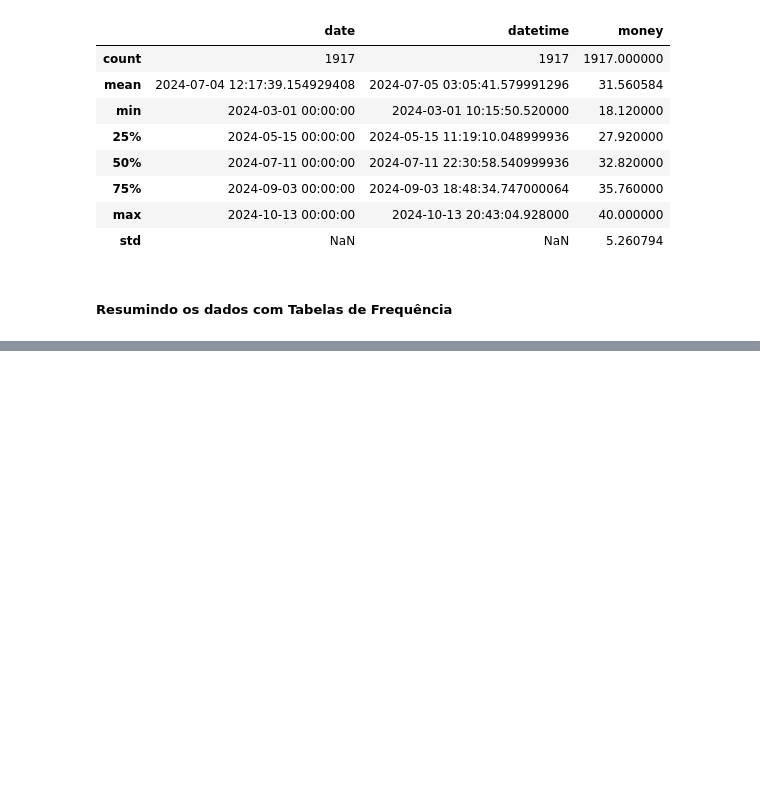
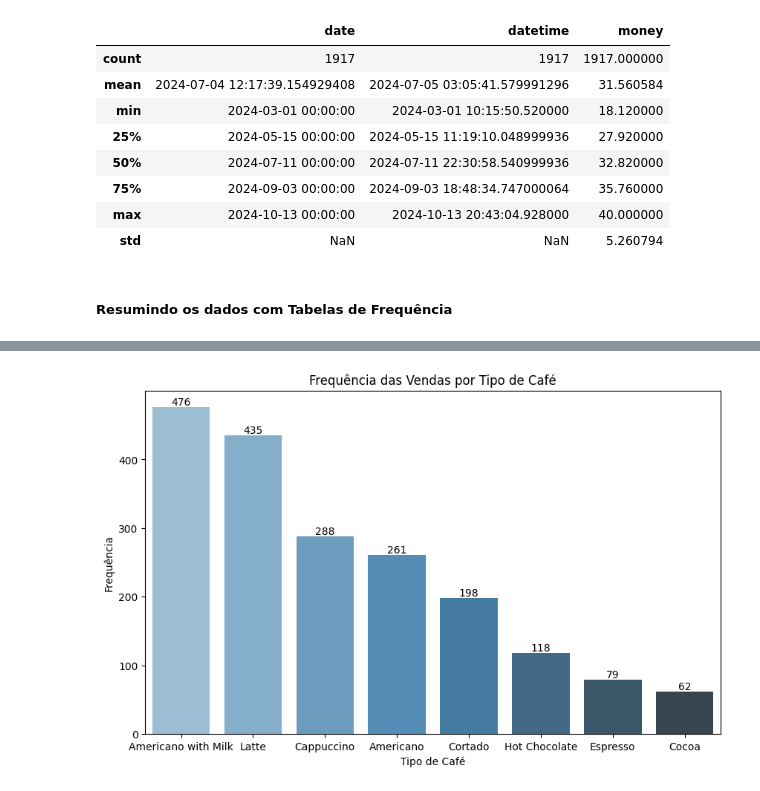
Before and after one commit to ryanrodr/coffee-sales-analysis, a Jupyter notebook: notebooks/analise_exploratoria.ipynb, the cells around one changed output, grey strips where cells are left out. Saved outputs shown, nothing was run; the diff lists cells and outputs as text; code cells hidden in the pictures; blank space fills up the shorter version.

```diff
--- a/notebooks/analise_exploratoria.ipynb
+++ b/notebooks/analise_exploratoria.ipynb
@@ -131,3 +133,21 @@ tb_frequencia_cafe
 | 5 | Hot Chocolate | 118 | 6.155451 | 1776 | 92.644757 |
 | 6 | Espresso | 79 | 4.121022 | 1855 | 96.765780 |
 | 7 | Cocoa | 62 | 3.234220 | 1917 | 100.000000 |
+# %%
+plt.figure(figsize=(10,6))
+plt.title('Frequência das Vendas por Tipo de Café')
+
+# Adiciona gráfico de barras ordenado por frequência
+ax = sns.barplot(data=tb_frequencia_cafe,
+                 x='Tipo de Café',
+                 y='Frequência',
+                 palette='Blues_d',
+                 order=tb_frequencia_cafe['Tipo de Café'])
+
+# Adicionar rótulos de dados usando ax.bar_label()
+for container in ax.containers:
+    ax.bar_label(container)
+
+plt.show();
+# %% [output]
+[figure, added]
```
Also changed, not shown: parts of 7 cells of this notebook.
